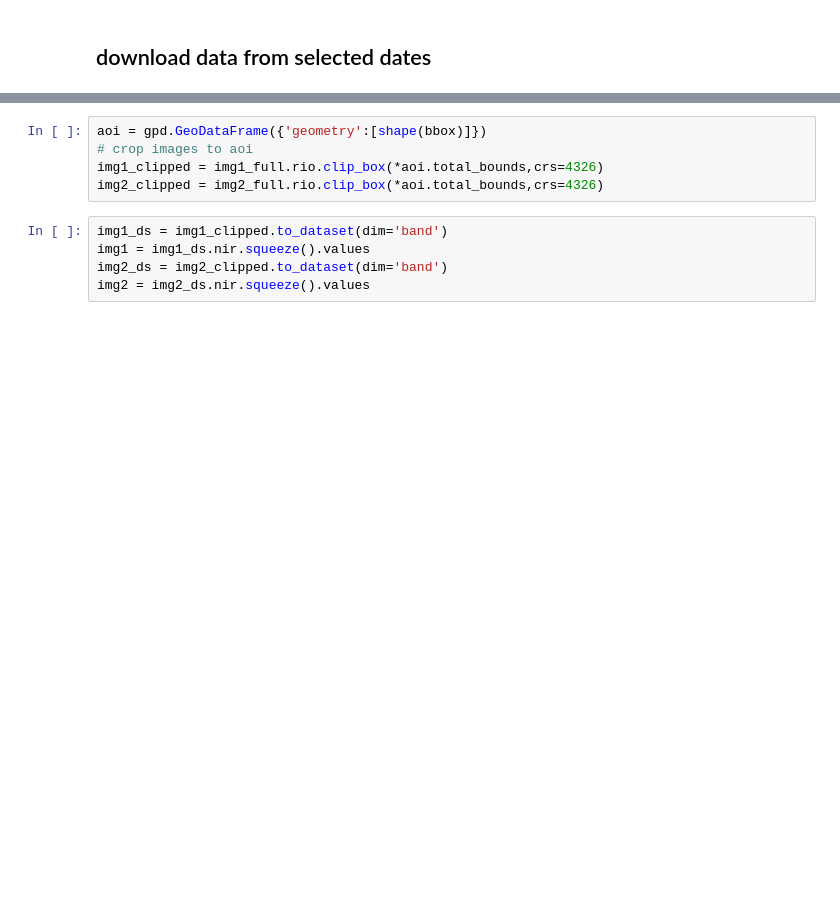
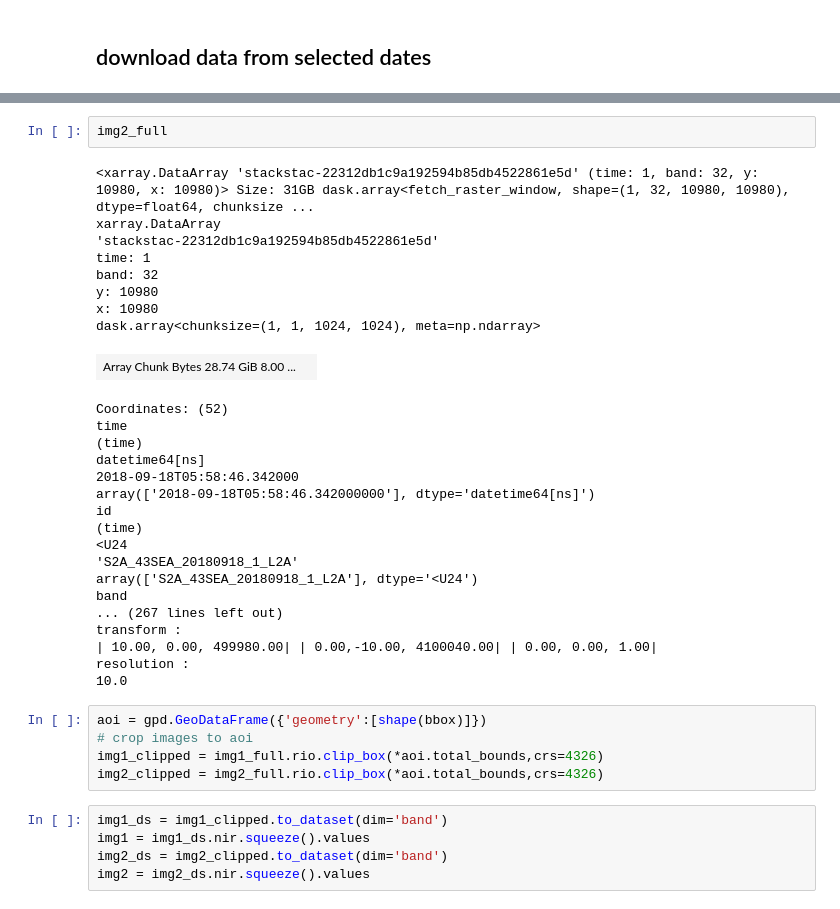
Before and after one commit to uwescience/SciPy2024-GitHubActionsTutorial, a Jupyter notebook: glacier_image_correlation/notebooks/image_correlation.ipynb, the cells around one changed output, grey strips where cells are left out. Drawn from its saved outputs; the diff is of its cells as text; blank space fills up the shorter version.

```diff
--- a/glacier_image_correlation/notebooks/image_correlation.ipynb
+++ b/glacier_image_correlation/notebooks/image_correlation.ipynb
@@ -116,3 +123,32 @@ img2_full = stackstac.stack(items)
+# %%
+img2_full
+# %% [output]
+<xarray.DataArray 'stackstac-22312db1c9a192594b85db4522861e5d' (time: 1, band: 32, y: 10980, x: 10980)> Size: 31GB dask.array<fetch_raster_window, shape=(1, 32, 10980, 10980), dtype=float64, chunksize ...
+xarray.DataArray
+'stackstac-22312db1c9a192594b85db4522861e5d'
+time: 1
+band: 32
+y: 10980
+x: 10980
+dask.array<chunksize=(1, 1, 1024, 1024), meta=np.ndarray>
+| Array Chunk Bytes 28.74 GiB 8.00 ... |  |
+Coordinates: (52)
+time
+(time)
+datetime64[ns]
+2018-09-18T05:58:46.342000
+array(['2018-09-18T05:58:46.342000000'], dtype='datetime64[ns]')
+id
+(time)
+<U24
+'S2A_43SEA_20180918_1_L2A'
+array(['S2A_43SEA_20180918_1_L2A'], dtype='<U24')
+band
+... (267 lines left out)
+transform :
+| 10.00, 0.00, 499980.00| | 0.00,-10.00, 4100040.00| | 0.00, 0.00, 1.00|
+resolution :
+10.0
 # %%
 aoi = gpd.GeoDataFrame({'geometry':[shape(bbox)]})
 # crop images to aoi
```
Also changed, not shown: parts of 18 cells of this notebook, 4 other files.
